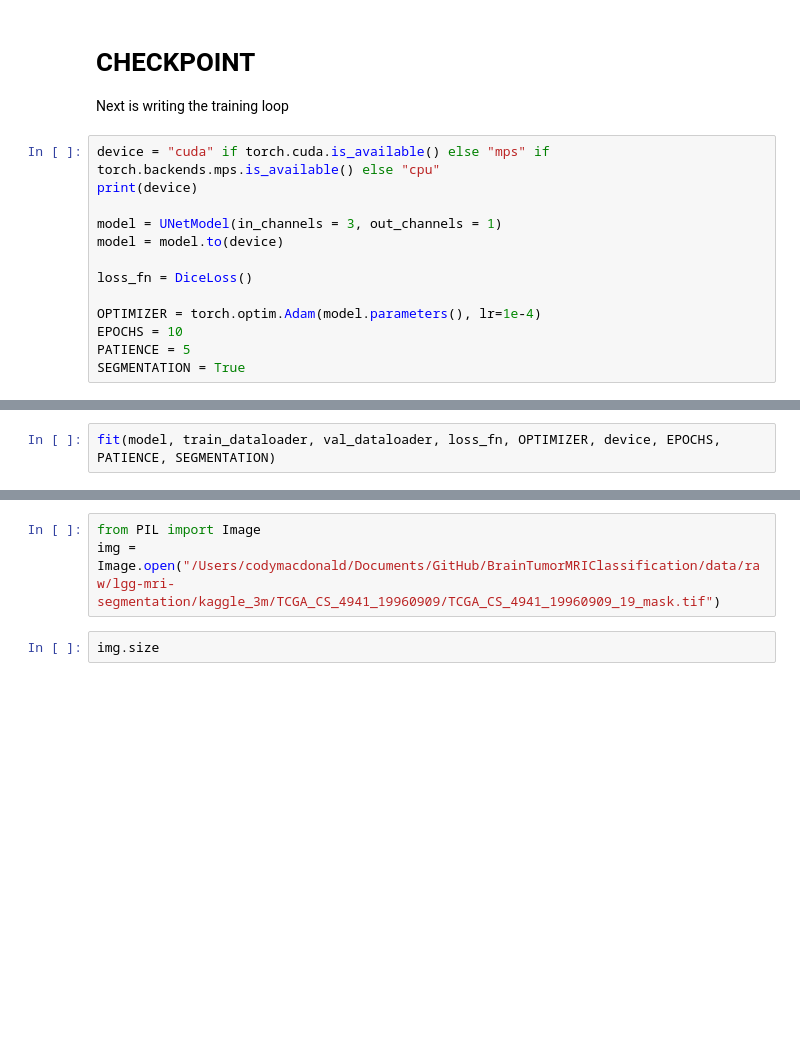
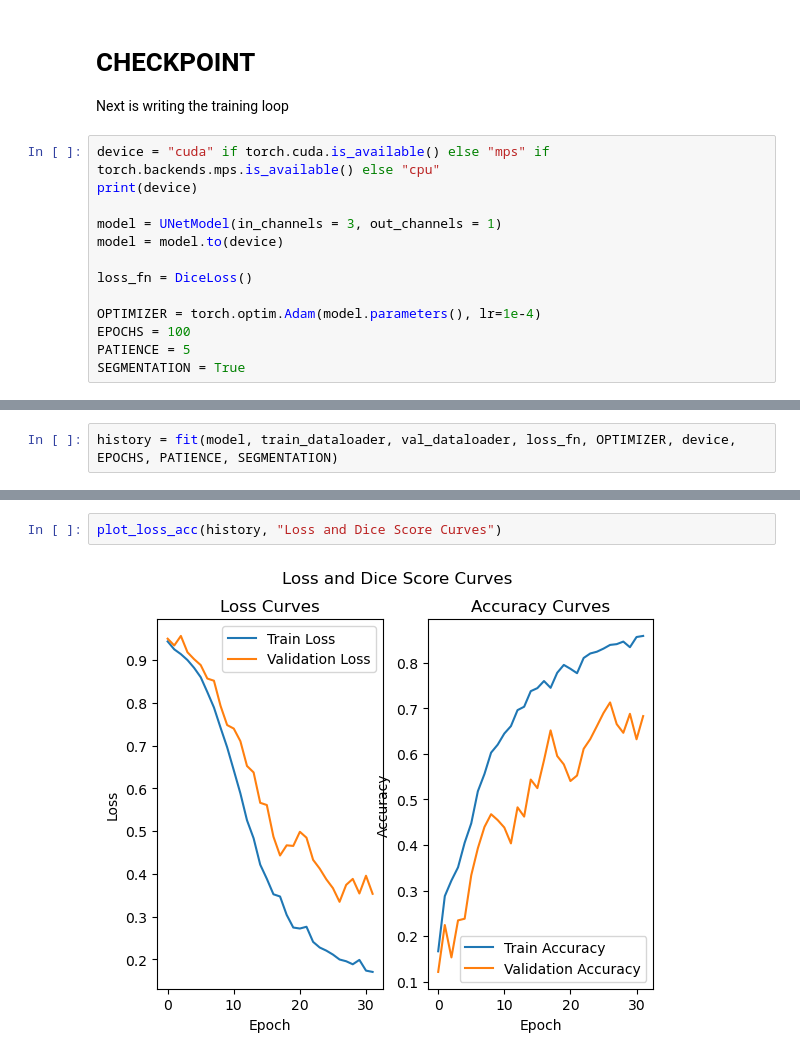
Before and after one commit to CodyMacMLE/BrainTumorMRIClassification, a Jupyter notebook: notebooks/07_UNet_Train_Pipeline.ipynb, the cells around one changed output, grey strips where cells are left out. Cells and saved outputs as stored; diff of their text form; blank space fills up the shorter version.

Commit message:
Fine-tuning of hyperparams to fix overfitting; blocked by data size

```diff
--- a/notebooks/07_UNet_Train_Pipeline.ipynb
+++ b/notebooks/07_UNet_Train_Pipeline.ipynb
@@ -55,6 +70,6 @@ model = model.to(device)
 loss_fn = DiceLoss()
 
 OPTIMIZER = torch.optim.Adam(model.parameters(), lr=1e-4)
-EPOCHS = 10
+EPOCHS = 100
 PATIENCE = 5
 SEGMENTATION = True
@@ -61,2 +78,2 @@ SEGMENTATION = True
 # %%
-fit(model, train_dataloader, val_dataloader, loss_fn, OPTIMIZER, device, EPOCHS, PATIENCE, SEGMENTATION)
+history = fit(model, train_dataloader, val_dataloader, loss_fn, OPTIMIZER, device, EPOCHS, PATIENCE, SEGMENTATION)
@@ -63,5 +98,4 @@ fit(model, train_dataloader, val_dataloader, loss_fn, OPTIMIZER, device, EPOCHS,
-# %%
-from PIL import Image
-img = Image.open("/Users/codymacdonald/Documents/GitHub/BrainTumorMRIClassification/data/raw/lgg-mri-segmentation/kaggle_3m/TCGA_CS_4941_19960909/TCGA_CS_4941_19960909_19_mask.tif")
-# %%
-img.size
+# %%
+plot_loss_acc(history, "Loss and Dice Score Curves")
+# %% [output]
+[figure, added]
```
Also changed, not shown: parts of 6 cells of this notebook, 7 other files.
